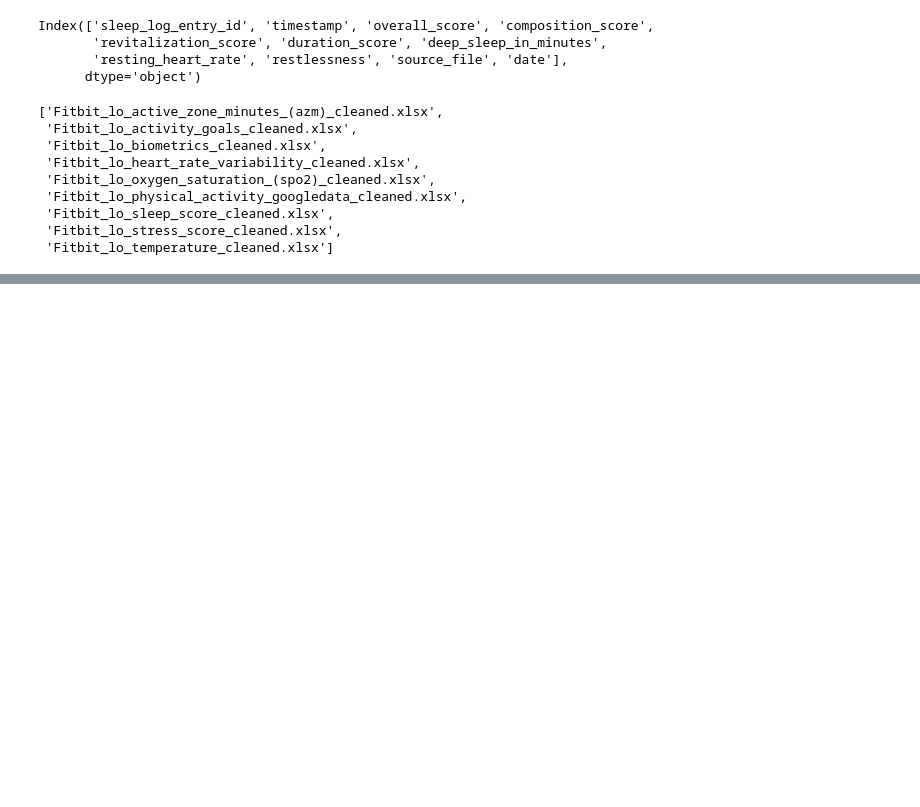
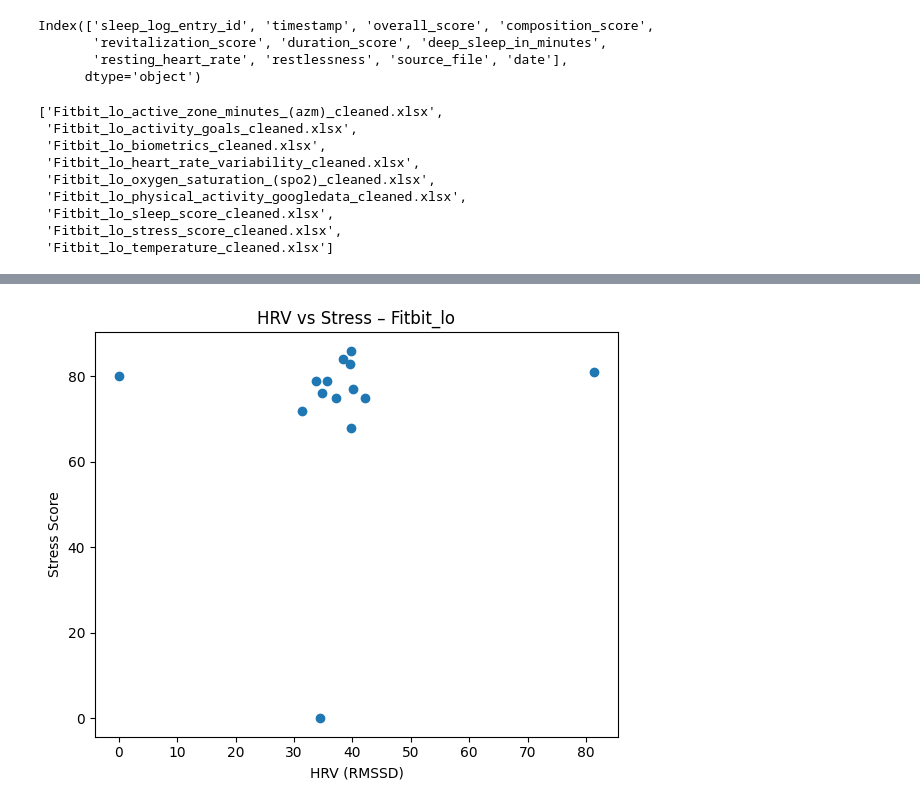
Before and after one commit to AssassinMaeve/FitBit, a Jupyter notebook: FitBit_Io.ipynb, the cells around one changed output, grey strips where cells are left out. Cells and saved outputs as stored; diff of their text form; code cells hidden in the pictures; blank space fills up the shorter version.

```diff
--- a/FitBit_Io.ipynb
+++ b/FitBit_Io.ipynb
@@ -272,0 +407,15 @@ os.listdir(BASE_DIR)
+# %%
+plt.figure(figsize=(6, 5))
+
+plt.scatter(
+    daily_lo["hrv_rmssd"],
+    daily_lo["stress_score"]
+)
+
+plt.xlabel("HRV (RMSSD)")
+plt.ylabel("Stress Score")
+plt.title("HRV vs Stress – Fitbit_lo")
+plt.tight_layout()
+plt.show()
+# %% [output]
+[figure, added]
```
Also changed, not shown: parts of 5 cells of this notebook, 1 other file.
